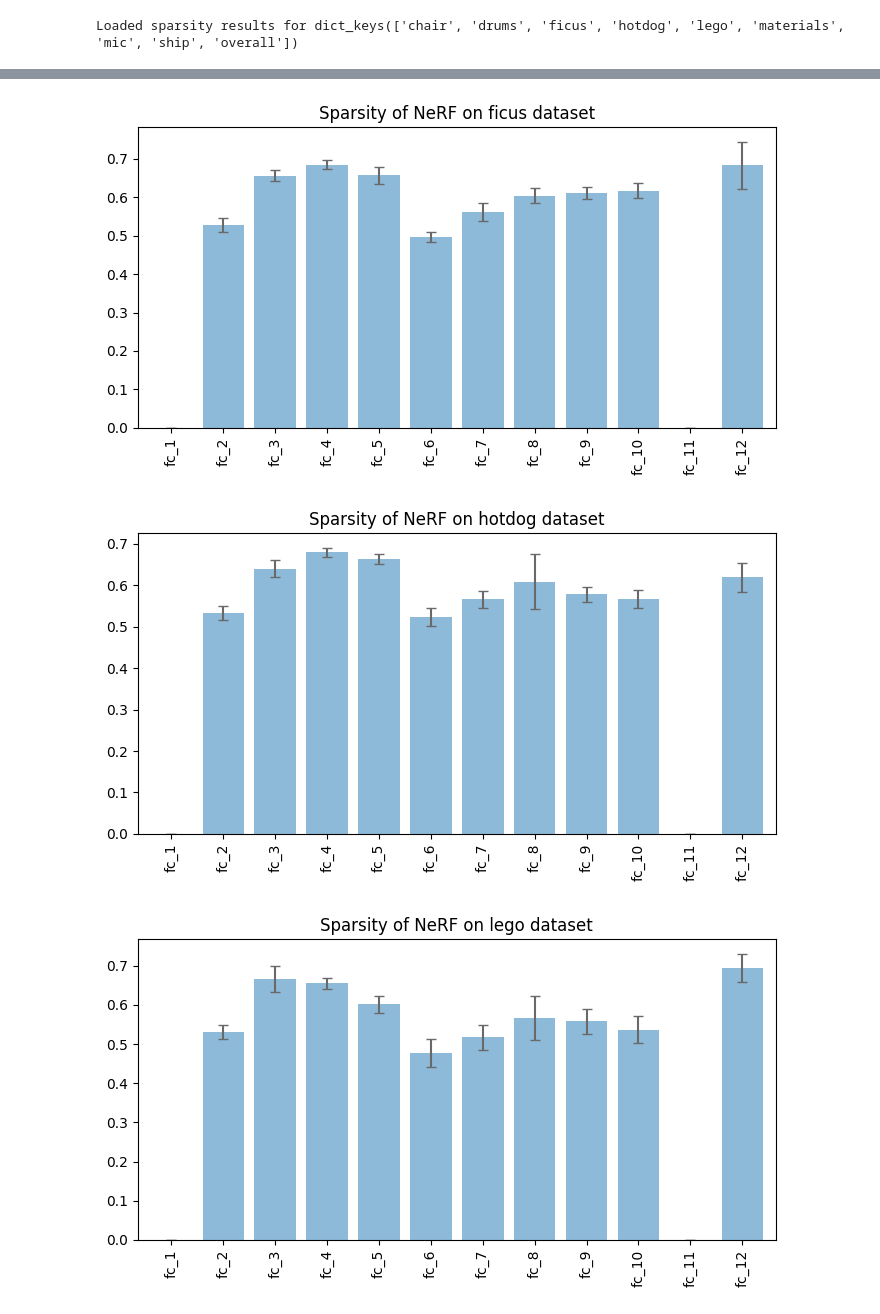
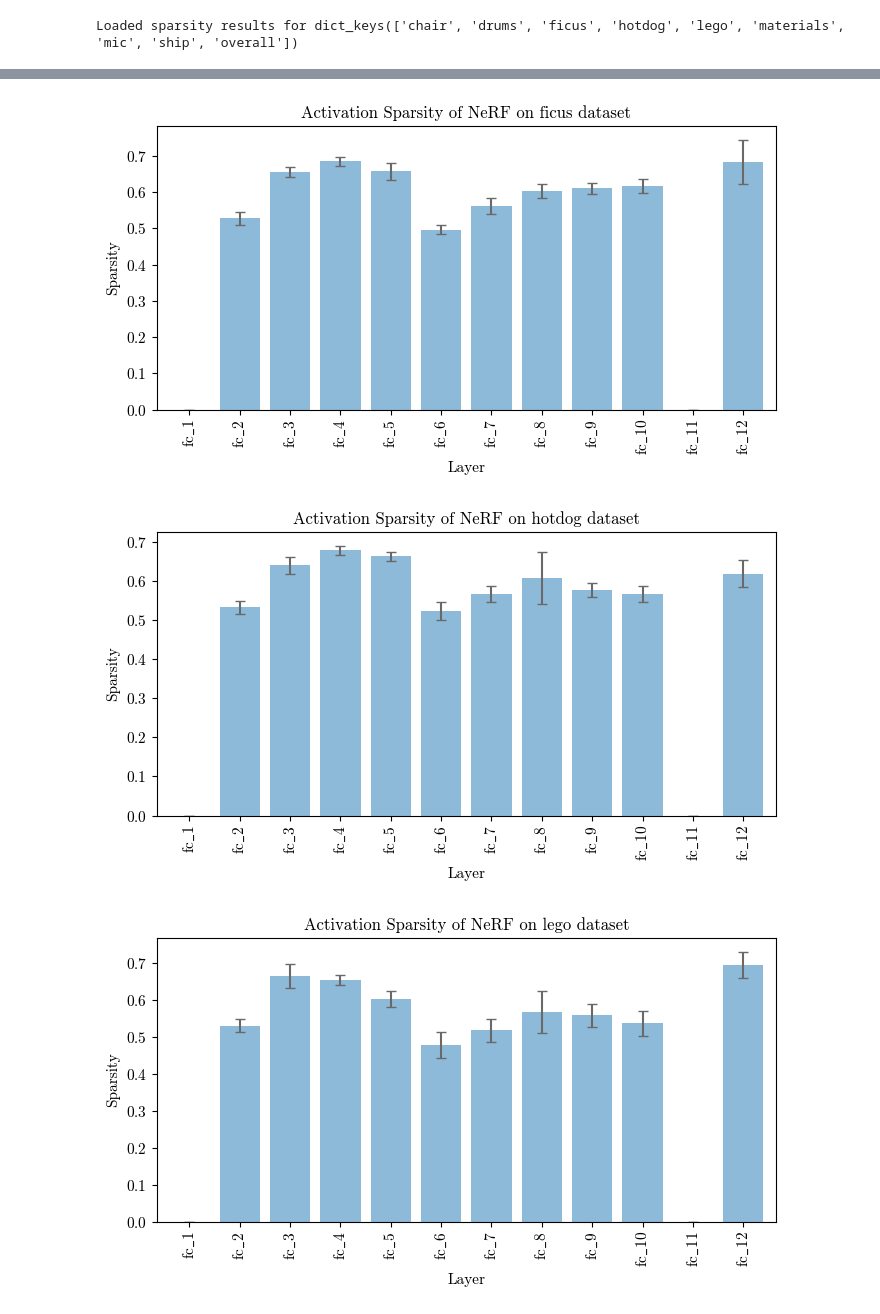
Before and after one commit to williamshen-nz/accelerating-nerfs, a Jupyter notebook: notebooks/NeRF Activation Sparsity.ipynb, the cells around one changed output, grey strips where cells are left out. Cells and saved outputs as stored; diff of their text form; code cells hidden in the pictures.

```diff
--- a/notebooks/NeRF Activation Sparsity.ipynb
+++ b/notebooks/NeRF Activation Sparsity.ipynb
@@ -12,5 +19,5 @@ from collections import defaultdict
 # %%
-sparsity_results_path = "../accelerating_nerfs/2023-05-03_00-21-28_sparsity.json"
+sparsity_results_path = "../accelerating_nerfs/sparsity/2023-05-03_00-21-28_sparsity.json"
 with open(sparsity_results_path, "r") as f:
     sparsity_results = json.load(f)
 skip_keys = ["overall"]
@@ -44,8 +57,17 @@ for label, df in zip(processed_results.keys(), dfs):
         y="sparsity", yerr=err, width=0.8, figsize=(7, 4),
         align='center', alpha=0.5, ecolor='dimgray', capsize=3.5
     )
+    ax.set_xticklabels(["$\mathrm{fc}{\_}" + v.split("_")[1] + "$" for v in df.index.values])
     ax.get_legend().remove()
-    ax.set_title(f"Sparsity of NeRF on {label} dataset")
+    ax.set_title(f"Activation Sparsity of NeRF on {label} dataset")
+    ax.set_xlabel("Layer")
+    ax.set_ylabel("Sparsity")
     ax.figure.tight_layout()
     ax.figure.savefig(f"figures/{label}_sparsity.pdf")
+
+    df_has_sparsity = df[df['sparsity'] > 0.01]
+
+    print(f"===== {label} =====")
+    print(f"Layers with sparsity: {df_has_sparsity.index.values}")
+    print(f"mean sparsity over layers with sparsity: {df_has_sparsity['sparsity'].mean()}")
 # %% [output]
@@ -54,3 +93,3 @@ for label, df in zip(processed_results.keys(), dfs):
-[figure, old version]
+[figure, new version]
-[figure, old version]
+[figure, new version]
-[figure, old version]
+[figure, new version]
```
Also changed, not shown: parts of 4 cells of this notebook, 4 other files.
